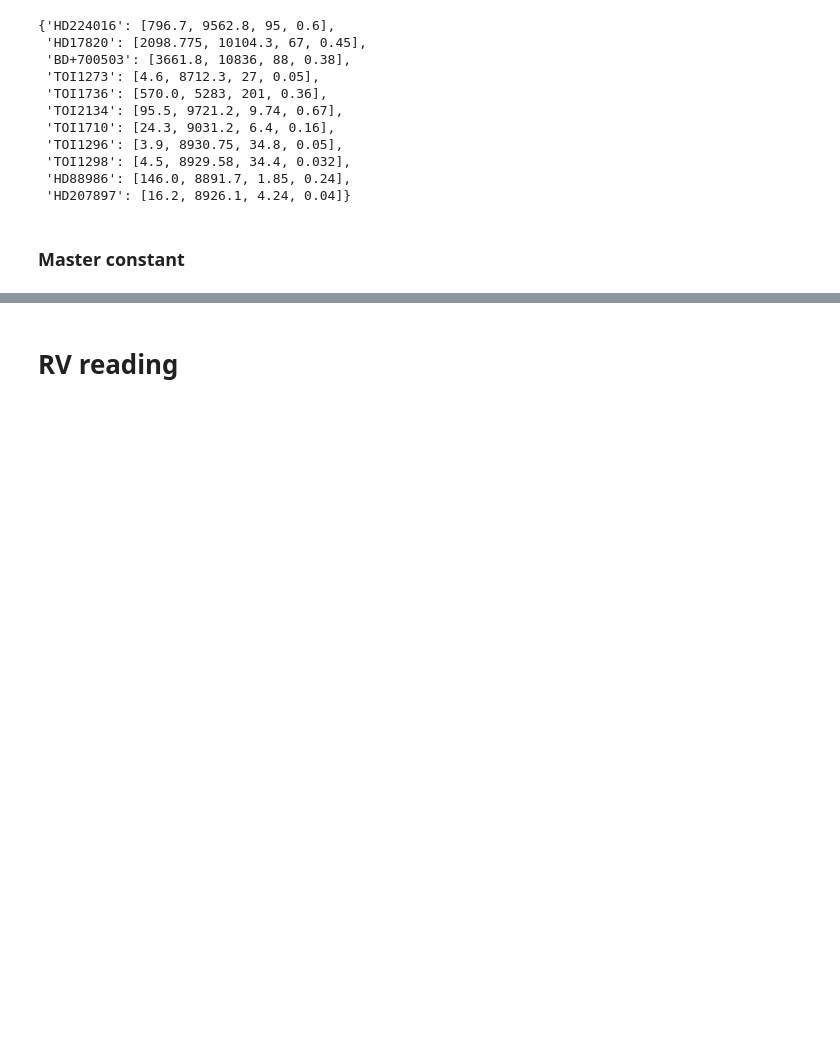
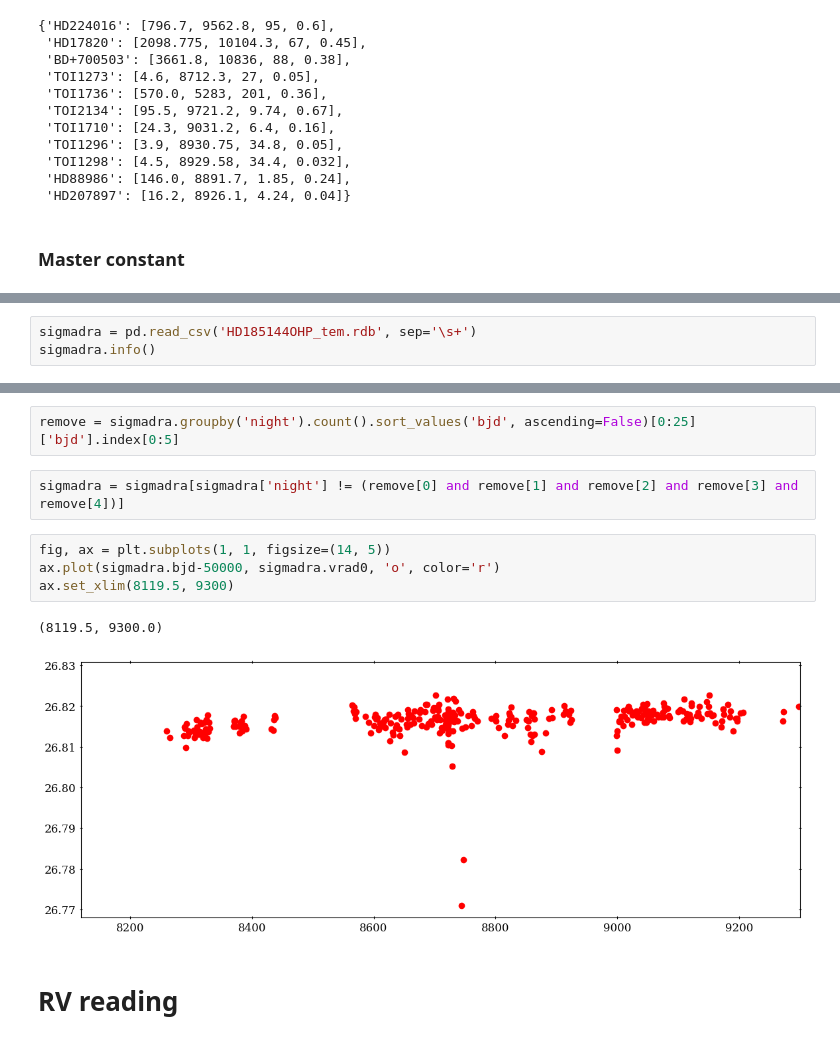
Before and after one commit to juanserrano90/sophieML, a Jupyter notebook: tests-1planet.ipynb, the cells around one changed output, grey strips where cells are left out. Cells and saved outputs as stored; diff of their text form; blank space fills up the shorter version.

```diff
--- a/tests-1planet.ipynb
+++ b/tests-1planet.ipynb
@@ -109,0 +97,3 @@ master
+# %%
+sigmadra = pd.read_csv('HD185144OHP_tem.rdb', sep='\s+')
+sigmadra.info()
@@ -110,3 +134,14 @@ master
+# %%
+remove = sigmadra.groupby('night').count().sort_values('bjd', ascending=False)[0:25]['bjd'].index[0:5]
+# %%
+sigmadra = sigmadra[sigmadra['night'] != (remove[0] and remove[1] and remove[2] and remove[3] and remove[4])]
+# %%
+fig, ax = plt.subplots(1, 1, figsize=(14, 5))
+ax.plot(sigmadra.bjd-50000, sigmadra.vrad0, 'o', color='r')
+ax.set_xlim(8119.5, 9300)
+# %% [output]
+(8119.5, 9300.0)
+[figure, added]
 # %% [markdown]
 # RV reading
 # %%
```
Also changed, not shown: parts of 8 cells of this notebook, 2 other files.
